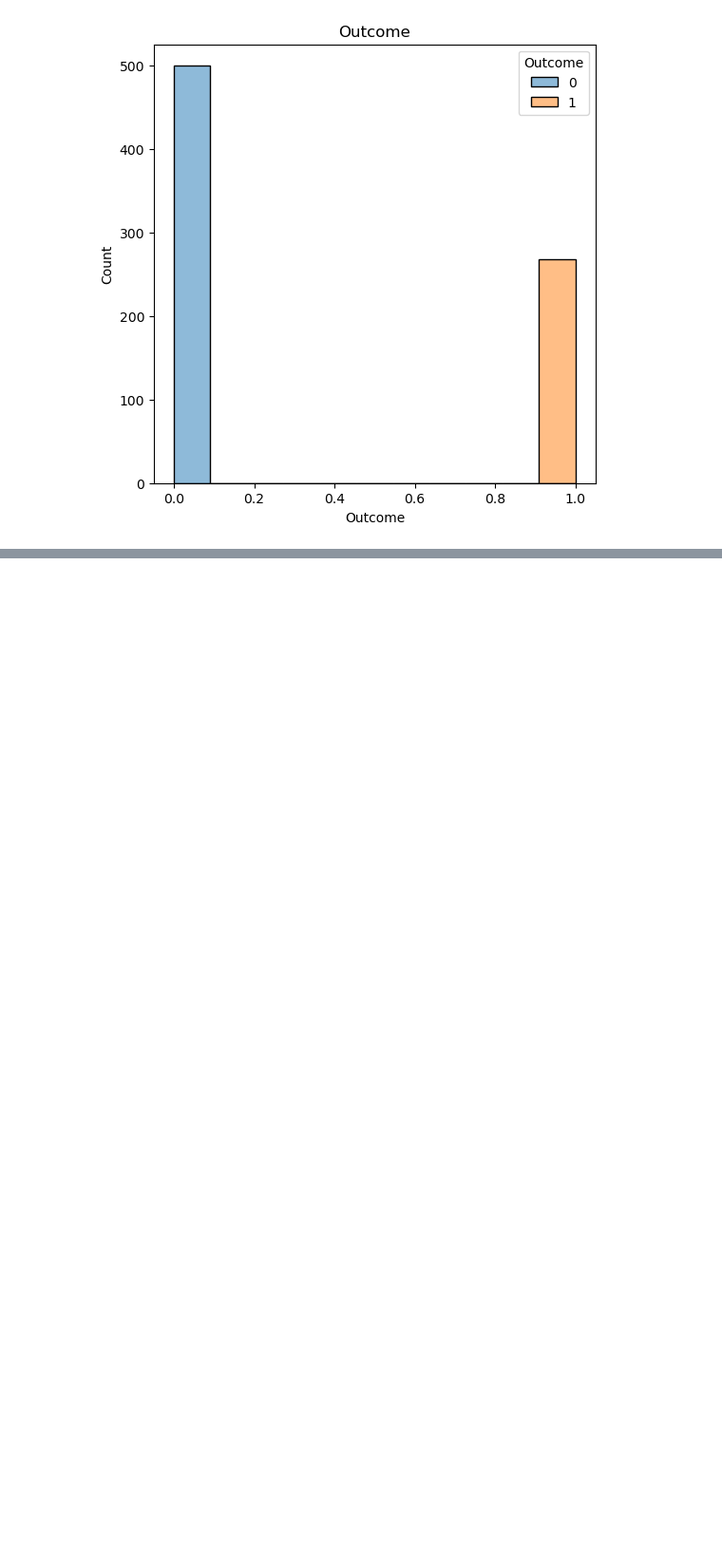
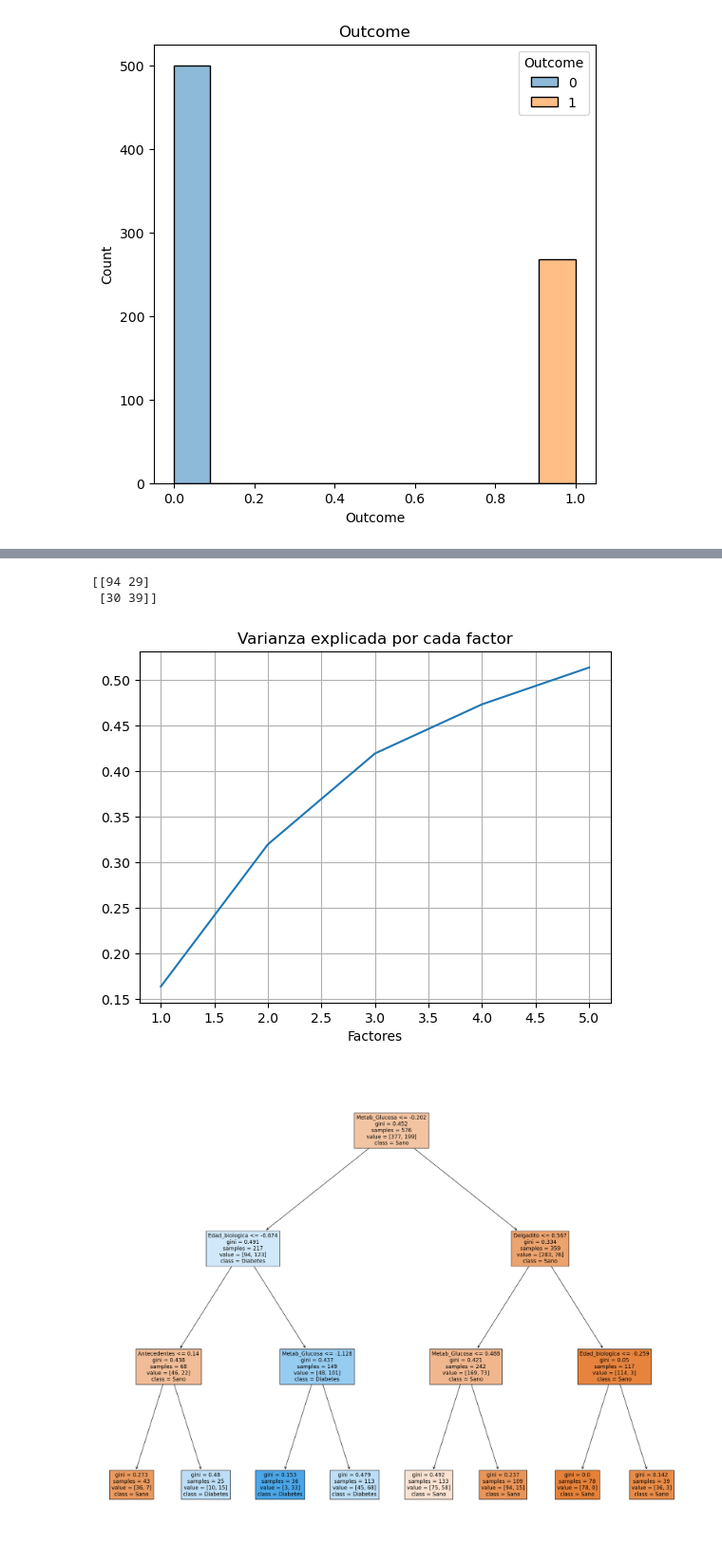
Before and after one commit to IvanciniGT/pythonAnalisisDatos, a Jupyter notebook: 3-Diabetes-Facctorial.ipynb, the cells around one changed output, grey strips where cells are left out. Shown at 95% size. Drawn from its saved outputs; the diff is of its cells as text; code cells hidden in the pictures; blank space fills up the shorter version.

```diff
--- a/3-Diabetes-Facctorial.ipynb
+++ b/3-Diabetes-Facctorial.ipynb
@@ -149,0 +123,5 @@ Pregnancies	Glucose	BloodPressure	SkinThickness	Insulin	BMI	DiabetesPedigreeFunc
+# %%
+# Aquí empieza la fiesta !!!!
+from sklearn.model_selection import train_test_split
+def partirDatos(datos):
+    return train_test_split( datos.drop("Outcome", axis=1) , datos["Outcome"] ,test_size = .25, random_state = 60) # semilla
@@ -149,0 +187,10 @@ Pregnancies	Glucose	BloodPressure	SkinThickness	Insulin	BMI	DiabetesPedigreeFunc
+# %%
+from sklearn.tree import DecisionTreeClassifier
+from sklearn.linear_model import LogisticRegression
+from sklearn.neighbors import KNeighborsClassifier
+
+def generarModelo(factores, fenomeno_a_predecir):
+    modelo = DecisionTreeClassifier(criterion='gini',max_depth=3,min_samples_leaf=5)
+#    modelo = LogisticRegression(max_iter=200, fit_intercept=True)
+#    modelo= KNeighborsClassifier(n_neighbors=3)
+    return modelo.fit(factores,fenomeno_a_predecir)
@@ -149,0 +247,35 @@ Pregnancies	Glucose	BloodPressure	SkinThickness	Insulin	BMI	DiabetesPedigreeFunc
+# %%
+from sklearn.tree import plot_tree
+
+def pintarArbol(arbol):
+
+    fig = plt.figure(figsize=(25,20))
+    _ = plot_tree(arbol,
+                       feature_names=["Edad_biologica","Delgadito","Metab_Glucosa","Antecedentes","Capacidad_circulatoria"],
+                       class_names=["Sano","Diabetes"],
+                       filled=True)
+# %%
+originales=datos.copy()
+
+variables_modelizacion, variables_prueba, diabetes_modelizacion, diabetes_prueba=partirDatos(originales)
+variables_transformadas=transformacion(variables_modelizacion) # x1, x2, x3     | Y
+modelo_factorizacion = factorizar(variables_transformadas)   # f1, f2...
+
+factores_modelizacion = modelo_factorizacion.transform(variables_transformadas)
+
+modelo=generarModelo(factores_modelizacion, diabetes_modelizacion)
+
+pintarArbol(modelo)
+
+# A los datos que no he usado para generar el modelo, les aplico las mismas transformaciones que a los que si he usado
+variables_transformadas_pruebas=transformacion(variables_prueba) # x1, x2, x3     | Y
+factores_pruebas = modelo_factorizacion.transform(variables_transformadas_pruebas)
+
+validarModelo(modelo, factores_pruebas, diabetes_prueba )
+
+validarModelo(modelo, factores_modelizacion, diabetes_modelizacion )
+# %% [output]
+[[94 29]
+ [30 39]]
+[figure, added]
+[figure, added]
```
Also changed, not shown: parts of 13 cells of this notebook, 3 other files.
